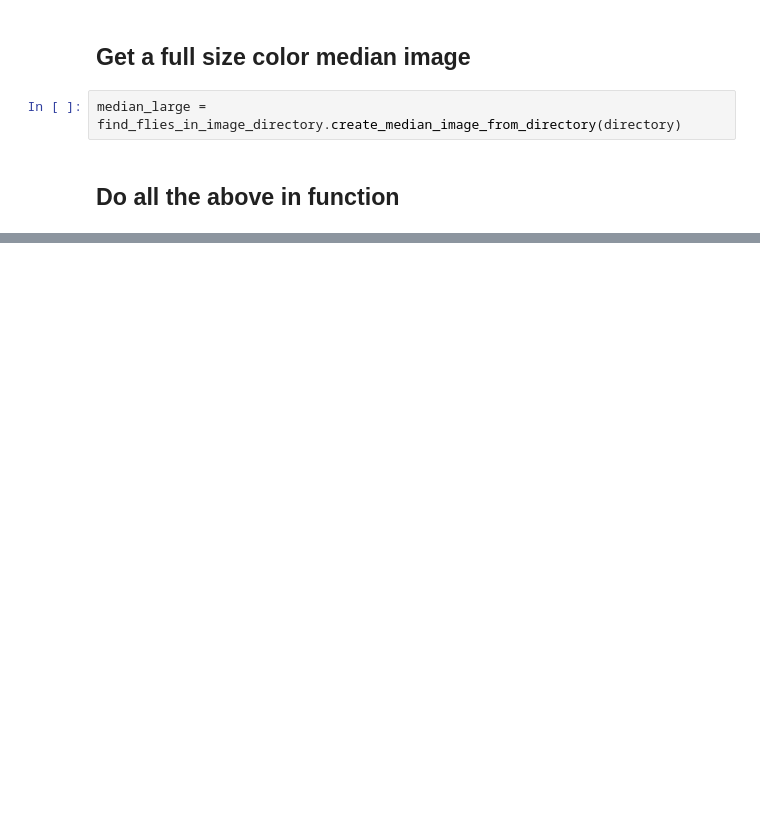
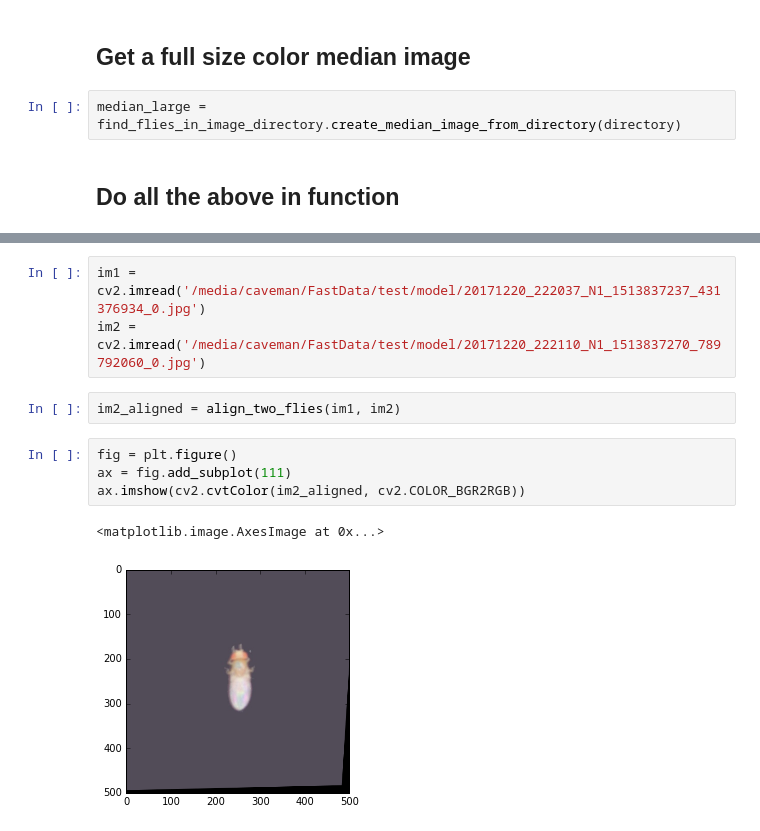
Before and after one commit to florisvb/indi_tracker, a Jupyter notebook: indi_tracker_analysis/examples_for_find_flies_in_image_directory.ipynb, the cells around one changed output, grey strips where cells are left out. Cells and saved outputs as stored; diff of their text form; blank space fills up the shorter version.

```diff
--- a/indi_tracker_analysis/examples_for_find_flies_in_image_directory.ipynb
+++ b/indi_tracker_analysis/examples_for_find_flies_in_image_directory.ipynb
@@ -84,0 +172,12 @@ flyimg = show_rois_for_image(350, directory, file_list, median)
+# %%
+im1 = cv2.imread('/media/caveman/FastData/test/model/20171220_222037_N1_1513837237_431376934_0.jpg')
+im2 = cv2.imread('/media/caveman/FastData/test/model/20171220_222110_N1_1513837270_789792060_0.jpg')
+# %%
+im2_aligned = align_two_flies(im1, im2)
+# %%
+fig = plt.figure()
+ax = fig.add_subplot(111)
+ax.imshow(cv2.cvtColor(im2_aligned, cv2.COLOR_BGR2RGB))
+# %% [output]
+<matplotlib.image.AxesImage at 0x...>
+[figure, added]
```
Also changed, not shown: parts of 11 cells of this notebook.
